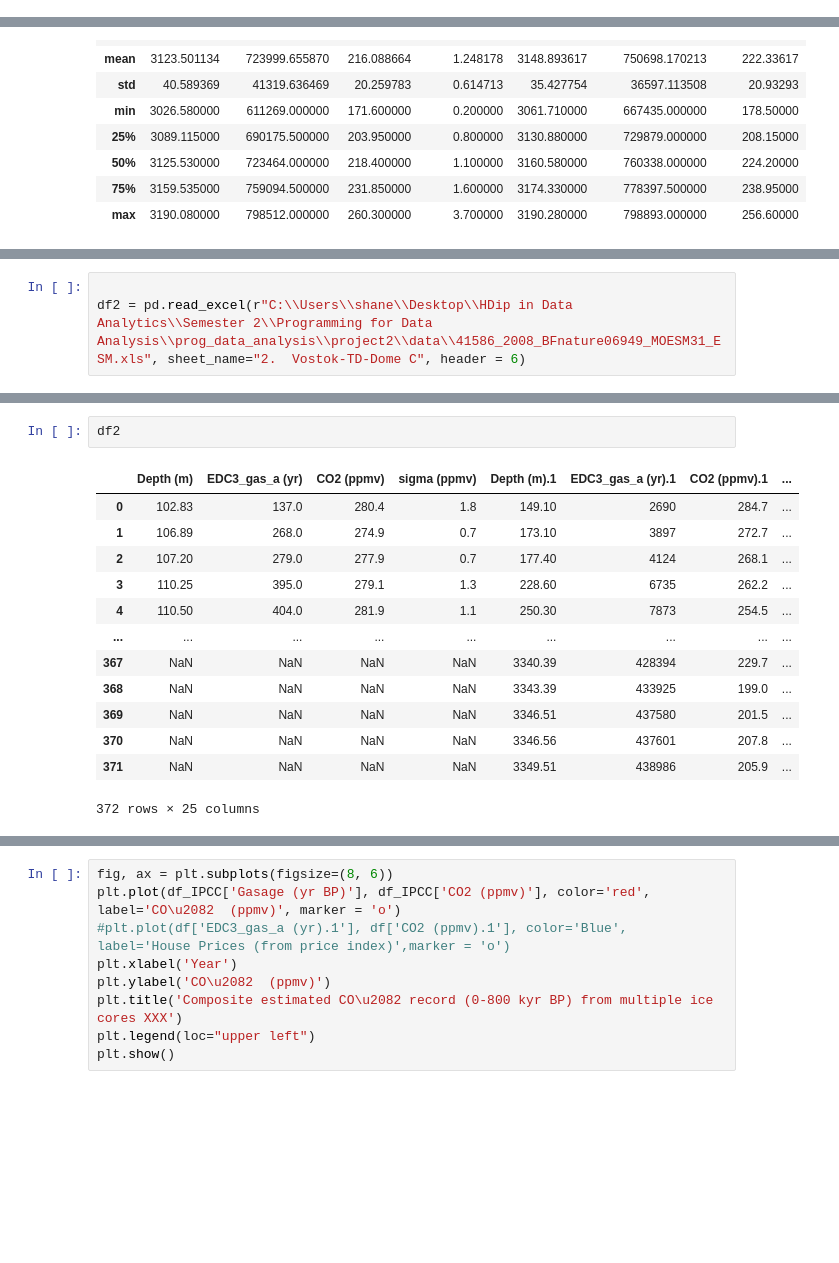
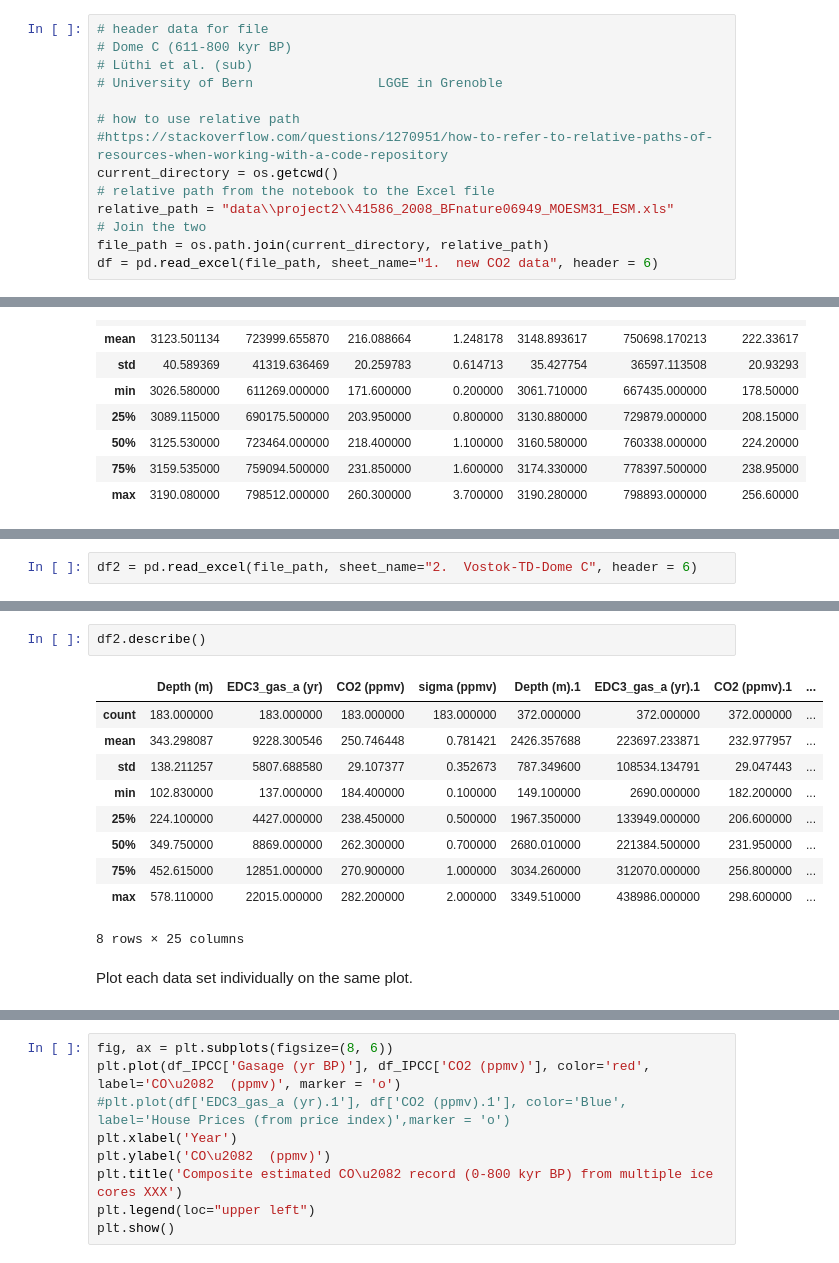
Before and after one commit to shanekeenan/prog_data_analysis, a Jupyter notebook: project2.ipynb, the cells around one changed output, grey strips where cells are left out. Saved outputs shown, nothing was run; the diff lists cells and outputs as text; blank space fills up the shorter version.

```diff
--- a/project2.ipynb
+++ b/project2.ipynb
@@ -93 +88,15 @@ df = pd.read_excel(r"C:\\Users\\shane\\Desktop\\HDip in Data Analytics\\Semester
+# %%
+# header data for file
+# Dome C (611-800 kyr BP)
+# Lüthi et al. (sub)
+# University of Bern				LGGE in Grenoble
+
+# how to use relative path
+#https://stackoverflow.com/questions/1270951/how-to-refer-to-relative-paths-of-resources-when-working-with-a-code-repository
+current_directory = os.getcwd()
+# relative path from the notebook to the Excel file
+relative_path = "data\\project2\\41586_2008_BFnature06949_MOESM31_ESM.xls"
+# Join the two
+file_path = os.path.join(current_directory, relative_path)
+df = pd.read_excel(file_path, sheet_name="1.  new CO2 data", header = 6)
 # %%
@@ -134,3 +137,2 @@ plt.show()
 # %%
-
-df2 = pd.read_excel(r"C:\\Users\\shane\\Desktop\\HDip in Data Analytics\\Semester 2\\Programming for Data Analysis\\prog_data_analysis\\project2\\data\\41586_2008_BFnature06949_MOESM31_ESM.xls", sheet_name="2.  Vostok-TD-Dome C", header = 6)
+df2 = pd.read_excel(file_path, sheet_name="2.  Vostok-TD-Dome C", header = 6)
@@ -137,19 +147,18 @@ df2 = pd.read_excel(r"C:\\Users\\shane\\Desktop\\HDip in Data Analytics\\Semeste
 # %%
-df2
+df2.describe()
 # %% [output]
 |  | Depth (m) | EDC3_gas_a (yr) | CO2 (ppmv) | sigma (ppmv) | Depth (m).1 | EDC3_gas_a (yr).1 | CO2 (ppmv).1 | ... |
-| 0 | 102.83 | 137.0 | 280.4 | 1.8 | 149.10 | 2690 | 284.7 | ... |
-| 1 | 106.89 | 268.0 | 274.9 | 0.7 | 173.10 | 3897 | 272.7 | ... |
-| 2 | 107.20 | 279.0 | 277.9 | 0.7 | 177.40 | 4124 | 268.1 | ... |
-| 3 | 110.25 | 395.0 | 279.1 | 1.3 | 228.60 | 6735 | 262.2 | ... |
-| 4 | 110.50 | 404.0 | 281.9 | 1.1 | 250.30 | 7873 | 254.5 | ... |
-| ... | ... | ... | ... | ... | ... | ... | ... | ... |
-| 367 | NaN | NaN | NaN | NaN | 3340.39 | 428394 | 229.7 | ... |
-| 368 | NaN | NaN | NaN | NaN | 3343.39 | 433925 | 199.0 | ... |
-| 369 | NaN | NaN | NaN | NaN | 3346.51 | 437580 | 201.5 | ... |
-| 370 | NaN | NaN | NaN | NaN | 3346.56 | 437601 | 207.8 | ... |
-| 371 | NaN | NaN | NaN | NaN | 3349.51 | 438986 | 205.9 | ... |
+| count | 183.000000 | 183.000000 | 183.000000 | 183.000000 | 372.000000 | 372.000000 | 372.000000 | ... |
+| mean | 343.298087 | 9228.300546 | 250.746448 | 0.781421 | 2426.357688 | 223697.233871 | 232.977957 | ... |
+| std | 138.211257 | 5807.688580 | 29.107377 | 0.352673 | 787.349600 | 108534.134791 | 29.047443 | ... |
+| min | 102.830000 | 137.000000 | 184.400000 | 0.100000 | 149.100000 | 2690.000000 | 182.200000 | ... |
+| 25% | 224.100000 | 4427.000000 | 238.450000 | 0.500000 | 1967.350000 | 133949.000000 | 206.600000 | ... |
+| 50% | 349.750000 | 8869.000000 | 262.300000 | 0.700000 | 2680.010000 | 221384.500000 | 231.950000 | ... |
+| 75% | 452.615000 | 12851.000000 | 270.900000 | 1.000000 | 3034.260000 | 312070.000000 | 256.800000 | ... |
+| max | 578.110000 | 22015.000000 | 282.200000 | 2.000000 | 3349.510000 | 438986.000000 | 298.600000 | ... |
-372 rows × 25 columns
+8 rows × 25 columns
+# %% [markdown]
+Plot each data set individually on the same plot.
 # %%
 fig, ax = plt.subplots(figsize=(12, 8))
 plt.plot(df2['EDC3_gas_a (yr)'], df2['CO2 (ppmv)'], color='red', label='Dome C (0-22 kyr BP)', marker = 'o')
```
Also changed, not shown: parts of 18 cells of this notebook, 21 other files.
